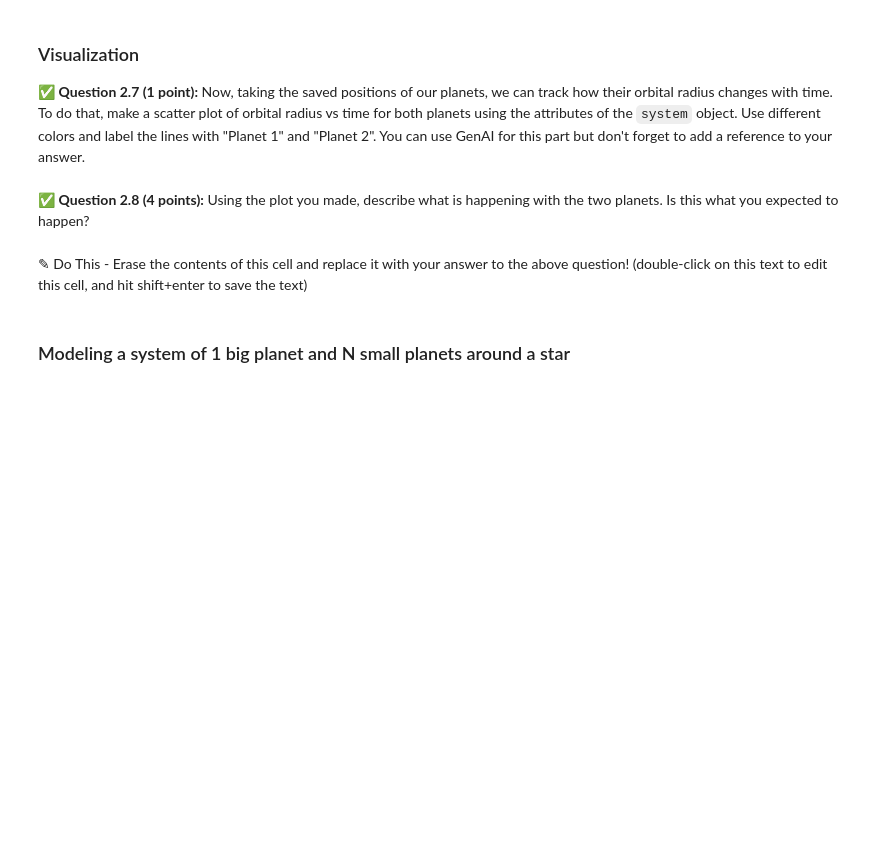
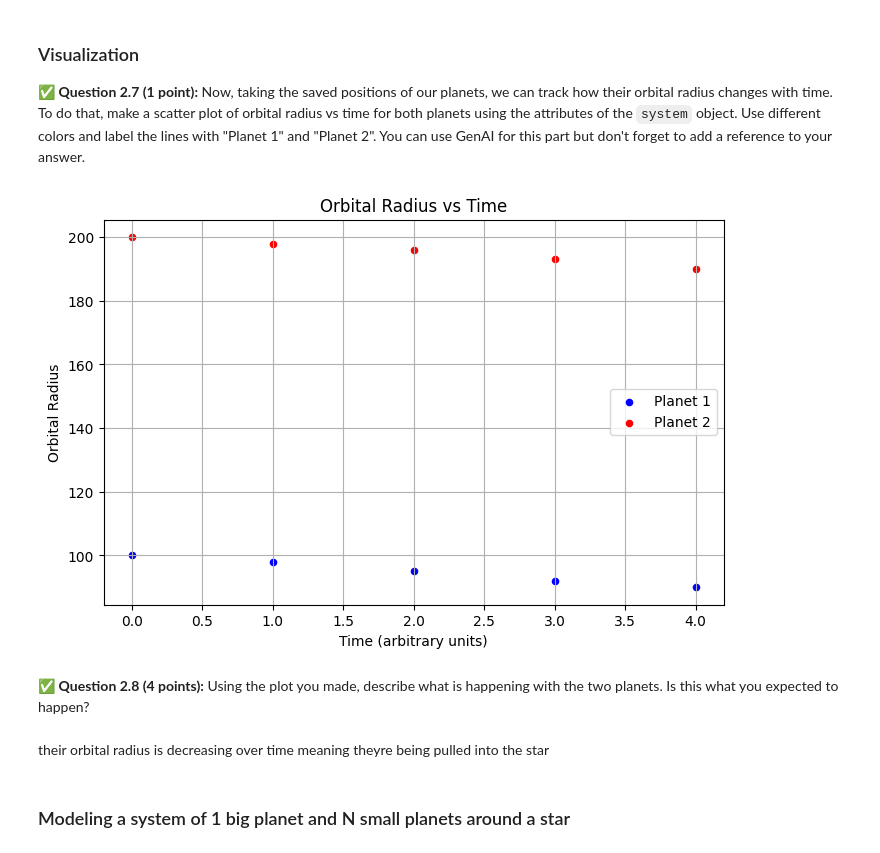
Before and after one commit to abdollahegazy/cmse202-s25-turnin, a Jupyter notebook: hw-02/HW2/HW02_Part1-Orbits-SS25-STUDENT.ipynb, the cells around one changed output. Cells and saved outputs as stored; diff of their text form; code cells hidden in the pictures; blank space fills up the shorter version.

```diff
--- a/hw-02/HW2/HW02_Part1-Orbits-SS25-STUDENT.ipynb
+++ b/hw-02/HW2/HW02_Part1-Orbits-SS25-STUDENT.ipynb
@@ -425,7 +508,35 @@ system.evolve(2000)
+# %%
+# your code here
+# Sample data for testing (replace with actual system data)
+planet1_pos = [[0.0, 100], [1.0, 98], [2.0, 95], [3.0, 92], [4.0, 90]]
+planet2_pos = [[0.0, 200], [1.0, 198], [2.0, 196], [3.0, 193], [4.0, 190]]
+
+# Extract time and radius data
+time1, radius1 = zip(*planet1_pos)
+time2, radius2 = zip(*planet2_pos)
+
+# Create the scatter plot
+plt.figure(figsize=(8, 5))
+plt.scatter(time1, radius1, label="Planet 1", color='blue', s=20)
+plt.scatter(time2, radius2, label="Planet 2", color='red', s=20)
+
+# Add labels and legend
+plt.title("Orbital Radius vs Time")
+plt.xlabel("Time (arbitrary units)")
+plt.ylabel("Orbital Radius")
+plt.legend()
+plt.grid(True)
+
+# Display the plot
+plt.show()
+
+#### I USED CHATGPT FOR THIS PART
+# %% [output]
+[figure, added]
 # %% [markdown]
 ✅ **Question 2.8 (4 points):** Using the plot you made, describe what is happening with the two planets. Is this what you expected to happen?
-# %% [markdown]
-✎ Do This - Erase the contents of this cell and replace it with your answer to the above question! (double-click on this text to edit this cell, and hit shift+enter to save the text)
+# %% [markdown]
+their orbital radius is decreasing over time meaning theyre being pulled into the star
 # %% [markdown]
 ### Modeling a system of 1 big planet and N small planets around a star
 # %% [markdown]
```
Also changed, not shown: parts of 29 cells of this notebook.
